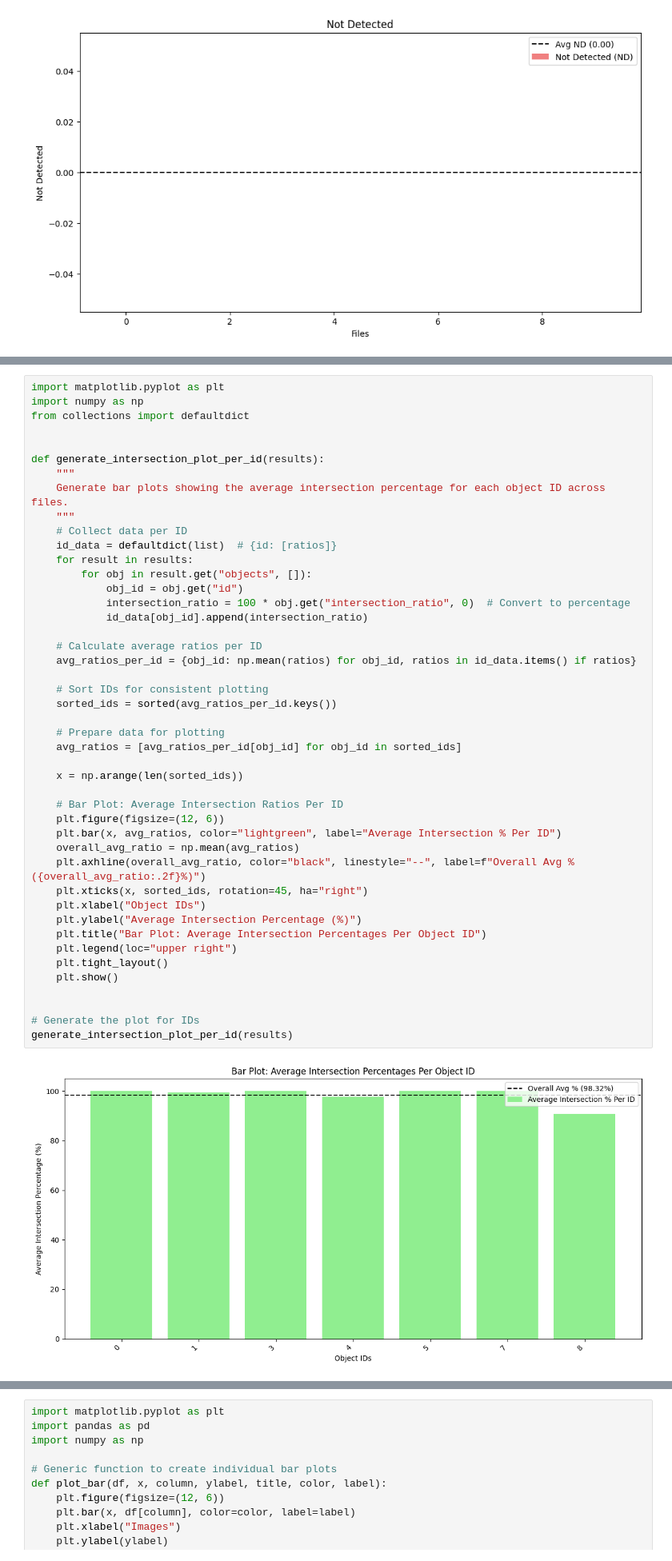
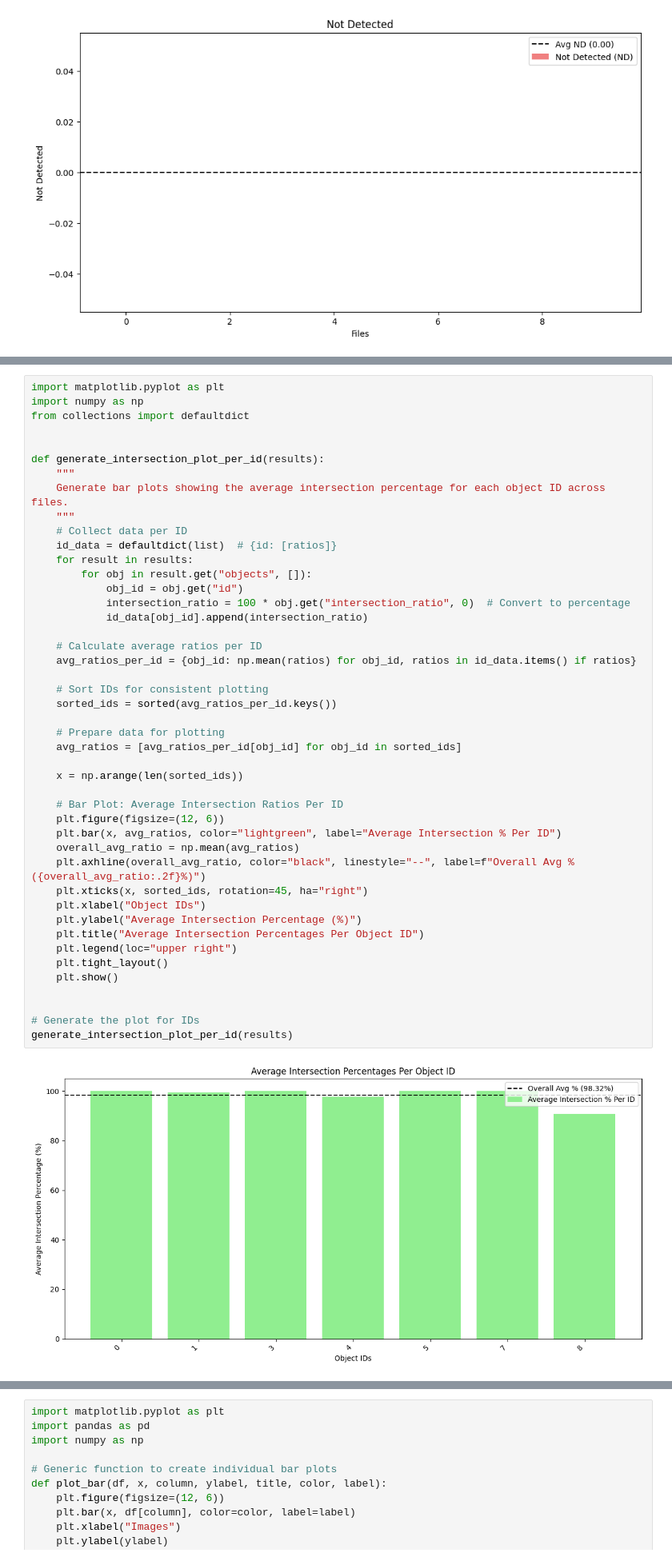
Before and after one commit to sarpermelikertekin/mt-3d-environments-from-video, a Jupyter notebook: YOLOv8/yolo.ipynb, the cells around one changed output, grey strips where cells are left out. Shown at 80% size. Drawn from its saved outputs; the diff is of its cells as text.

```diff
--- a/YOLOv8/yolo.ipynb
+++ b/YOLOv8/yolo.ipynb
@@ -815,32 +971,32 @@ def generate_intersection_plot_per_id(results):
             intersection_ratio = 100 * obj.get("intersection_ratio", 0)  # Convert to percentage
             id_data[obj_id].append(intersection_ratio)
 
     # Calculate average ratios per ID
     avg_ratios_per_id = {obj_id: np.mean(ratios) for obj_id, ratios in id_data.items() if ratios}
 
     # Sort IDs for consistent plotting
     sorted_ids = sorted(avg_ratios_per_id.keys())
 
     # Prepare data for plotting
     avg_ratios = [avg_ratios_per_id[obj_id] for obj_id in sorted_ids]
 
     x = np.arange(len(sorted_ids))
 
     # Bar Plot: Average Intersection Ratios Per ID
     plt.figure(figsize=(12, 6))
     plt.bar(x, avg_ratios, color="lightgreen", label="Average Intersection % Per ID")
     overall_avg_ratio = np.mean(avg_ratios)
     plt.axhline(overall_avg_ratio, color="black", linestyle="--", label=f"Overall Avg % ({overall_avg_ratio:.2f}%)")
     plt.xticks(x, sorted_ids, rotation=45, ha="right")
     plt.xlabel("Object IDs")
     plt.ylabel("Average Intersection Percentage (%)")
-    plt.title("Bar Plot: Average Intersection Percentages Per Object ID")
+    plt.title("Average Intersection Percentages Per Object ID")
     plt.legend(loc="upper right")
     plt.tight_layout()
     plt.show()
 
 
 # Generate the plot for IDs
 generate_intersection_plot_per_id(results)
 # %% [output]
-[figure, old version]
+[figure, new version]
```
Also changed, not shown: parts of 7 cells of this notebook, 1 other file.
